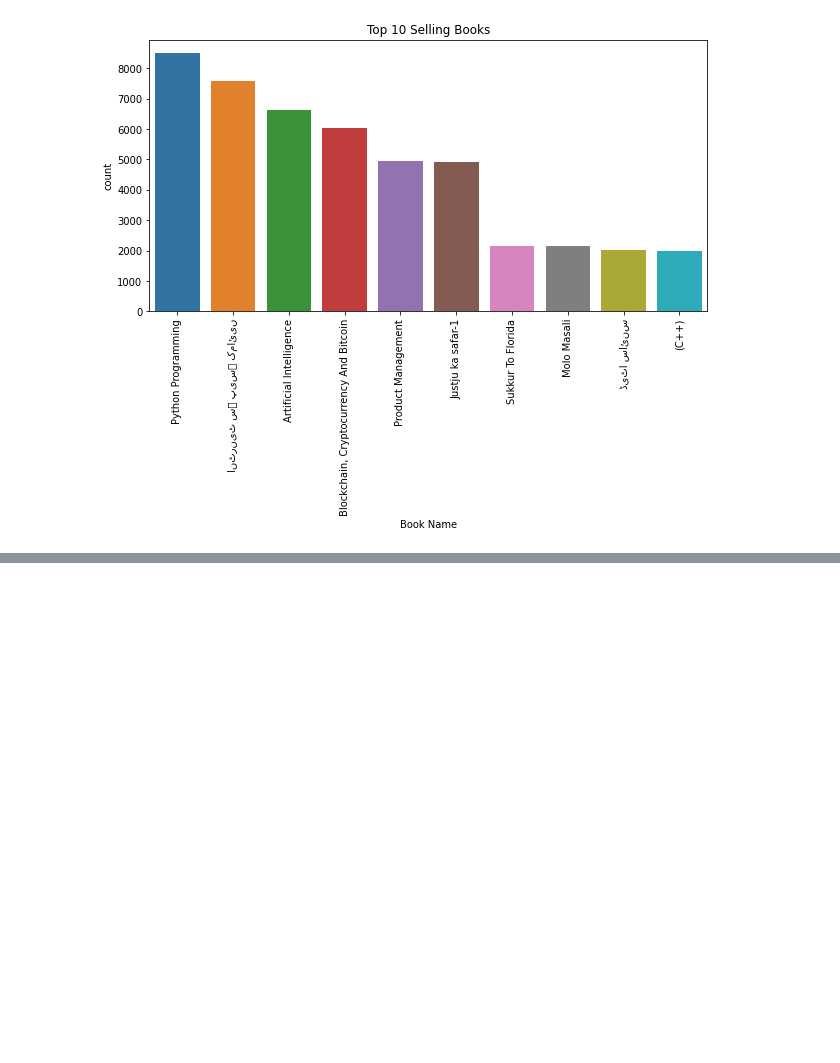
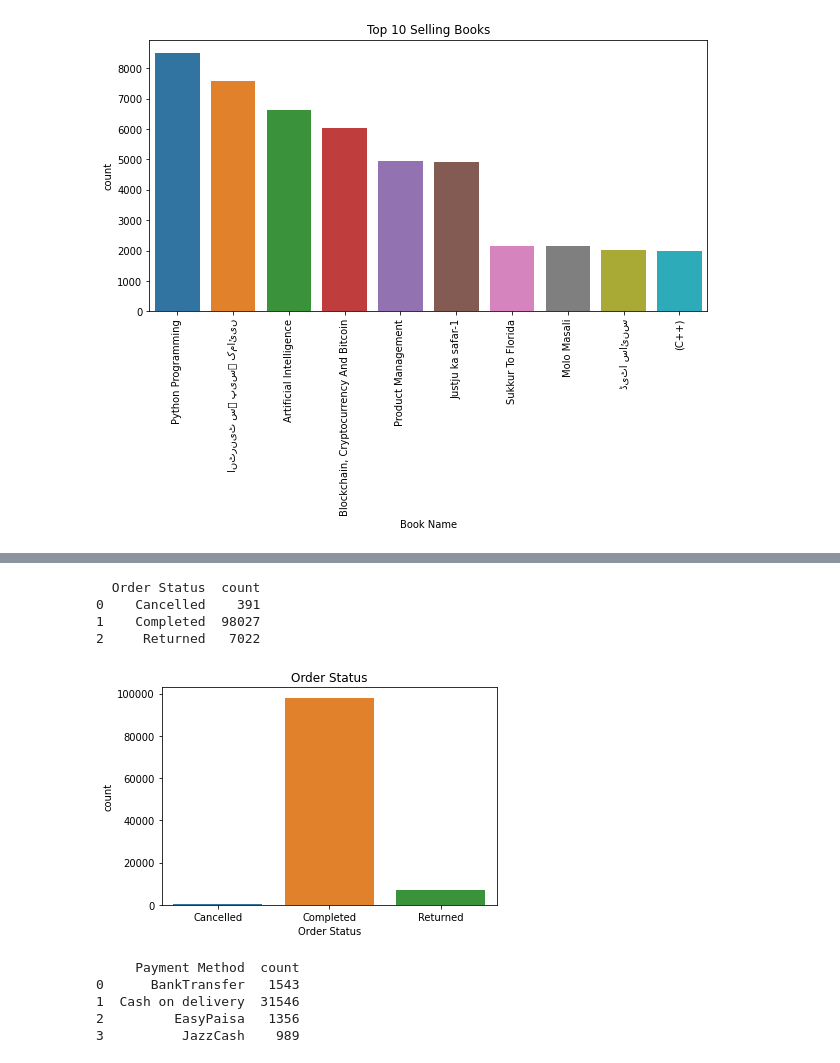
Before and after one commit to Hassansajjad4it/Gufhtugu_Publications_Dataset_EDA, a Jupyter notebook: SourceCode.ipynb, the cells around one changed output, grey strips where cells are left out. Saved outputs shown, nothing was run; the diff lists cells and outputs as text; code cells hidden in the pictures; blank space fills up the shorter version.

```diff
--- a/SourceCode.ipynb
+++ b/SourceCode.ipynb
@@ -279,0 +326,27 @@ plt.show()
+# %%
+Change={"Canceled":"Cancelled"}
+Table["Order Status"]=Table["Order Status"].replace(Change)
+orderstatus=Table.groupby('Order Status')['Order Number'].agg(['count']).reset_index()
+print(orderstatus)
+# %% [output]
+  Order Status  count
+0    Cancelled    391
+1    Completed  98027
+2     Returned   7022
+# %%
+graph=sns.barplot(x="Order Status",y="count",data=orderstatus)
+graph.set_title("Order Status")
+plt.show()
+# %% [output]
+[figure, added]
+# %%
+Changepay={"Cash on Delivery (COD)":"Cash on delivery"}
+Table['Payment Method']=Table['Payment Method'].replace(Changepay)
+paymethod=Table.groupby('Payment Method')['Order Number'].agg(['count']).reset_index()
+print(paymethod)
+# %% [output]
+     Payment Method  count
+0      BankTransfer   1543
+1  Cash on delivery  31546
+2         EasyPaisa   1356
+3          JazzCash    989
```
Also changed, not shown: parts of 7 cells of this notebook.
